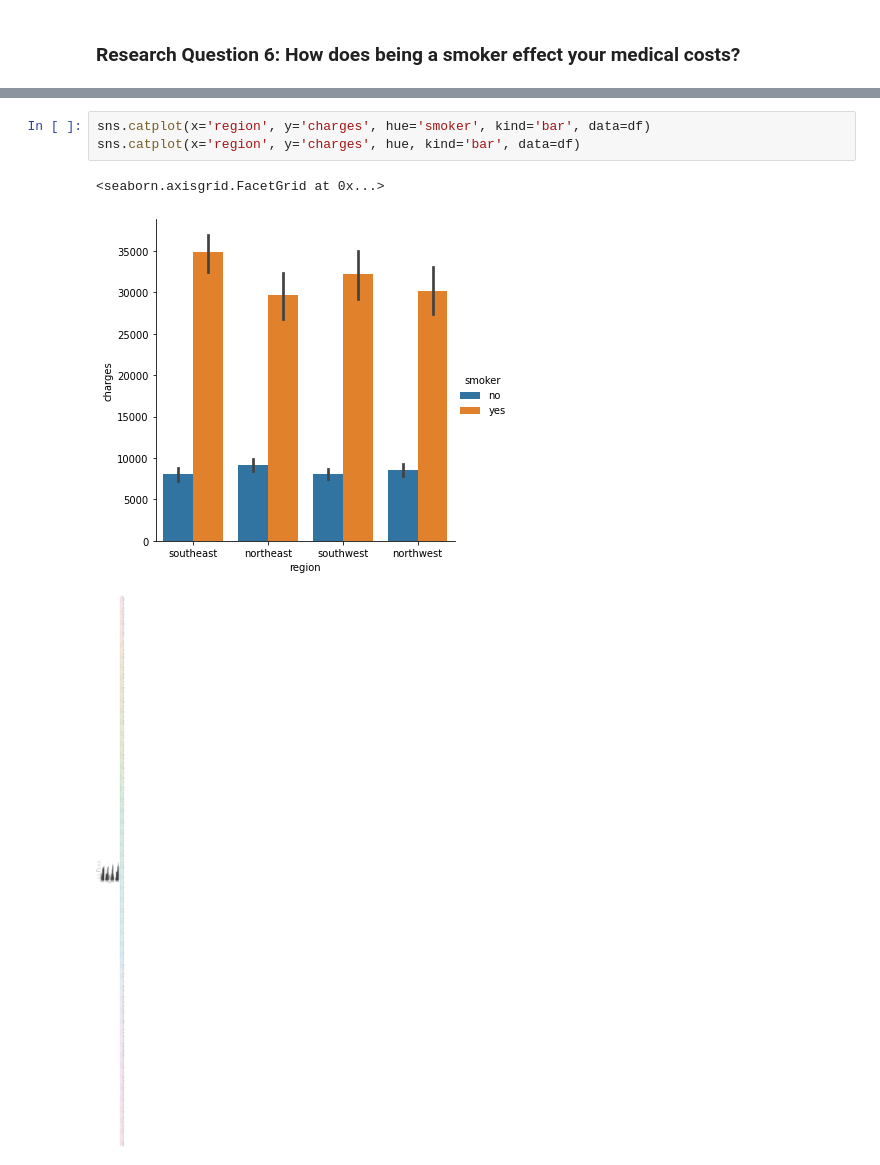
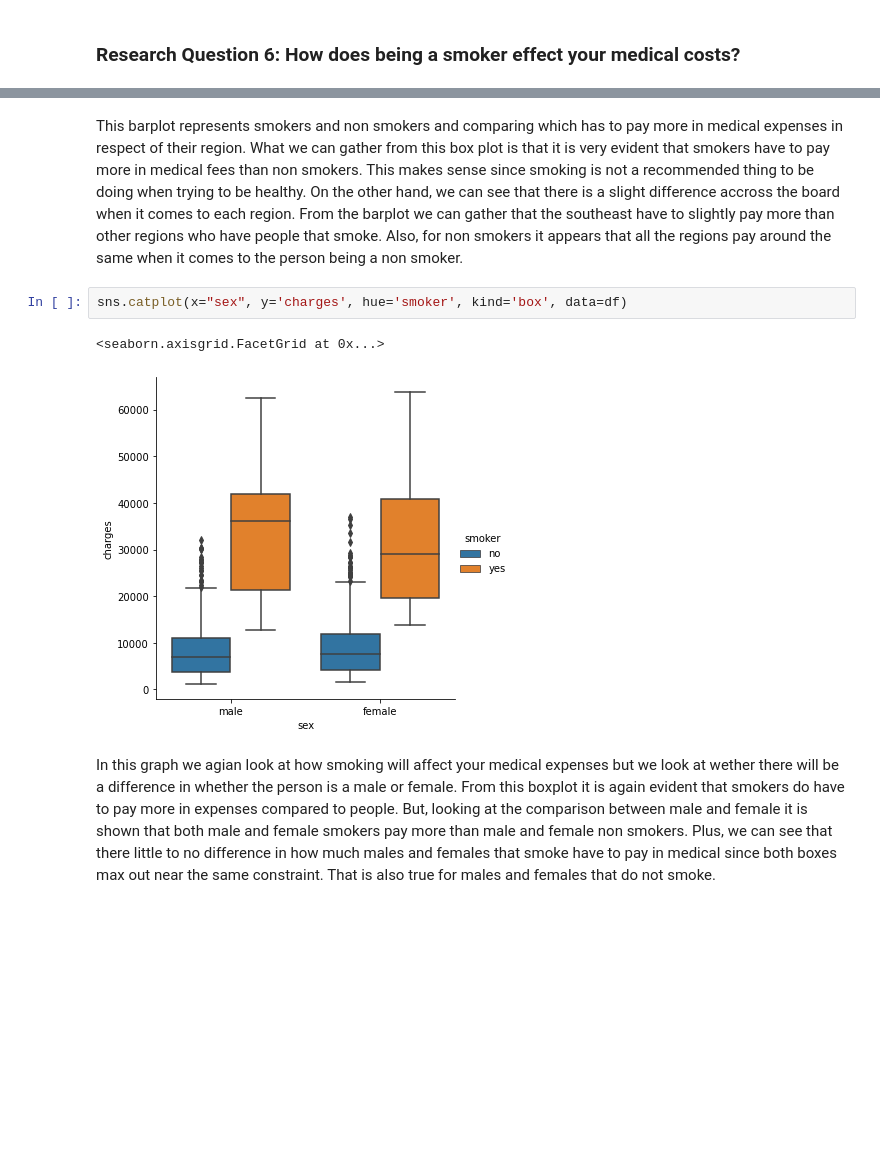
Before and after one commit to data301-2020-winter2/course-project-group_1041, a Jupyter notebook: analysis/submitted/milestone2.ipynb, the cells around one changed output, grey strips where cells are left out. Drawn from its saved outputs; the diff is of its cells as text; blank space fills up the shorter version.

```diff
--- a/analysis/submitted/milestone2.ipynb
+++ b/analysis/submitted/milestone2.ipynb
@@ -140,7 +142,9 @@ sns.catplot(x='region', y='charges', hue='smoker', kind='bar', data=df)
+# %% [markdown]
+This barplot represents smokers and non smokers and comparing which has to pay more in medical expenses in respect of their region. What we can gather from this box plot is that it is very evident that smokers have to pay more in medical fees than non smokers. This makes sense since smoking is not a recommended thing to be doing when trying to be healthy. On the other hand, we can see that there is a slight difference accross the board when it comes to each region. From the barplot we can gather that the southeast have to slightly pay more than other regions who have people that smoke. Also, for non smokers it appears that all the regions pay around the same when it comes to the person being a non smoker.
 # %%
-sns.catplot(x='region', y='charges', hue='smoker', kind='bar', data=df)
-sns.catplot(x='region', y='charges', hue, kind='bar', data=df)
+sns.catplot(x="sex", y='charges', hue='smoker', kind='box', data=df)
 # %% [output]
 <seaborn.axisgrid.FacetGrid at 0x...>
-[figure, old version]
+[figure, new version]
-[figure, removed]
+# %% [markdown]
+In this graph we agian look at how smoking will affect your medical expenses but we look at wether there will be a difference in whether the person is a male or female. From this boxplot it is again evident that smokers do have to pay more in expenses compared to people. But, looking at the comparison between male and female it is shown that both male and female smokers pay more than male and female non smokers. Plus, we can see that there little to no difference in how much males and females that smoke have to pay in medical since both boxes max out near the same constraint. That is also true for males and females that do not smoke.
```
Also changed, not shown: parts of 2 cells of this notebook.
